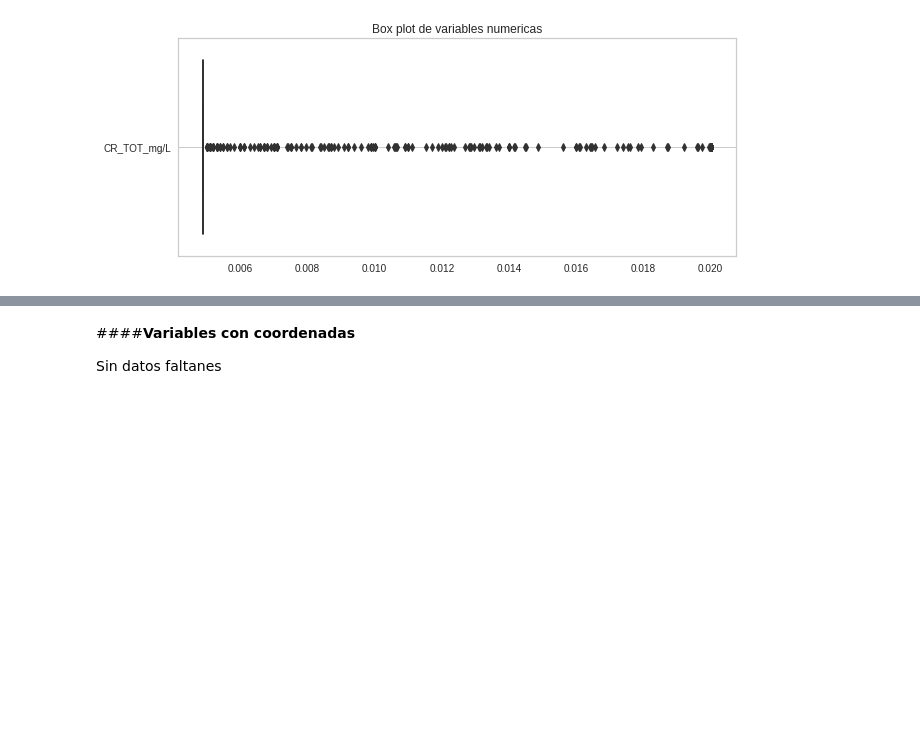
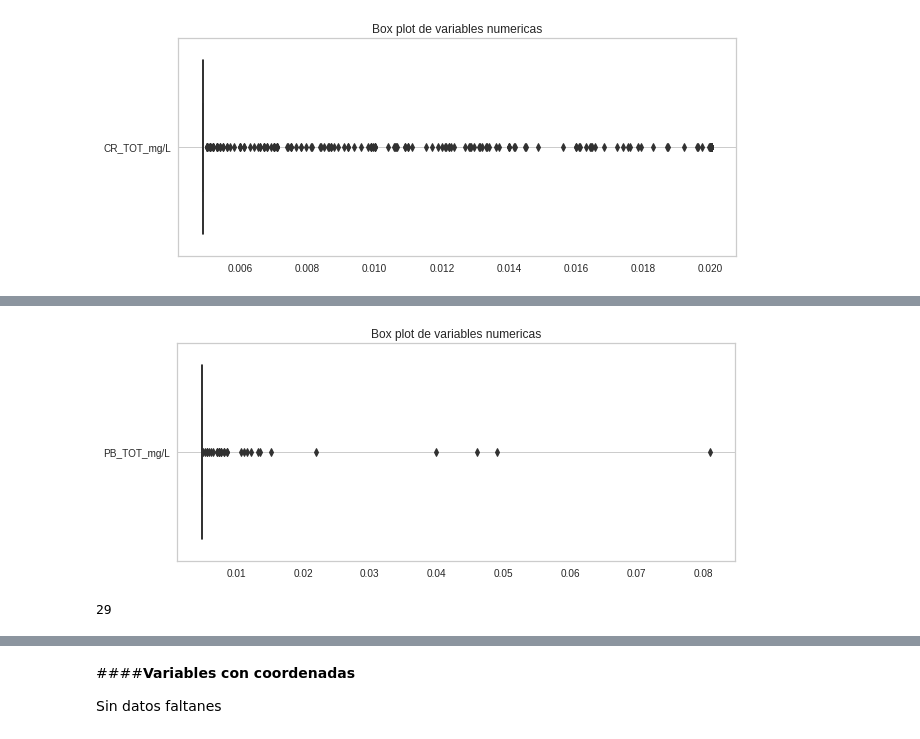
Before and after one commit to PosgradoMNA/actividades-del-projecto-equipo_36, a Jupyter notebook: Reto_Aguas_subterraneas_Entrega1.ipynb, the cells around one changed output, grey strips where cells are left out. Saved outputs shown, nothing was run; the diff lists cells and outputs as text; code cells hidden in the pictures; blank space fills up the shorter version.

```diff
--- a/Reto_Aguas_subterraneas_Entrega1.ipynb
+++ b/Reto_Aguas_subterraneas_Entrega1.ipynb
@@ -970,0 +1027,5 @@ FE_TOT_mg/L
+# %%
+df.loc[df['PB_TOT_mg/L'] == '<0.005' , 'PB_TOT_mg/L']='0.0049'
+# %%
+# convertimos a numerico
+df['PB_TOT_mg/L'] = pd.to_numeric(df['PB_TOT_mg/L'])
@@ -970,0 +1048,12 @@ FE_TOT_mg/L
+# %%
+fig, axs = plt.subplots(figsize=(10, 4))
+sns.boxplot(data=df[['PB_TOT_mg/L']], orient='h', ax=axs)
+plt.title('Box plot de variables numericas')
+plt.grid()
+plt.show()
+# %% [output]
+[figure, added]
+# %%
+df[df['PB_TOT_mg/L'] > 0.005]['PB_TOT_mg/L'].count()
+# %% [output]
+29
```
Also changed, not shown: parts of 31 cells of this notebook.
